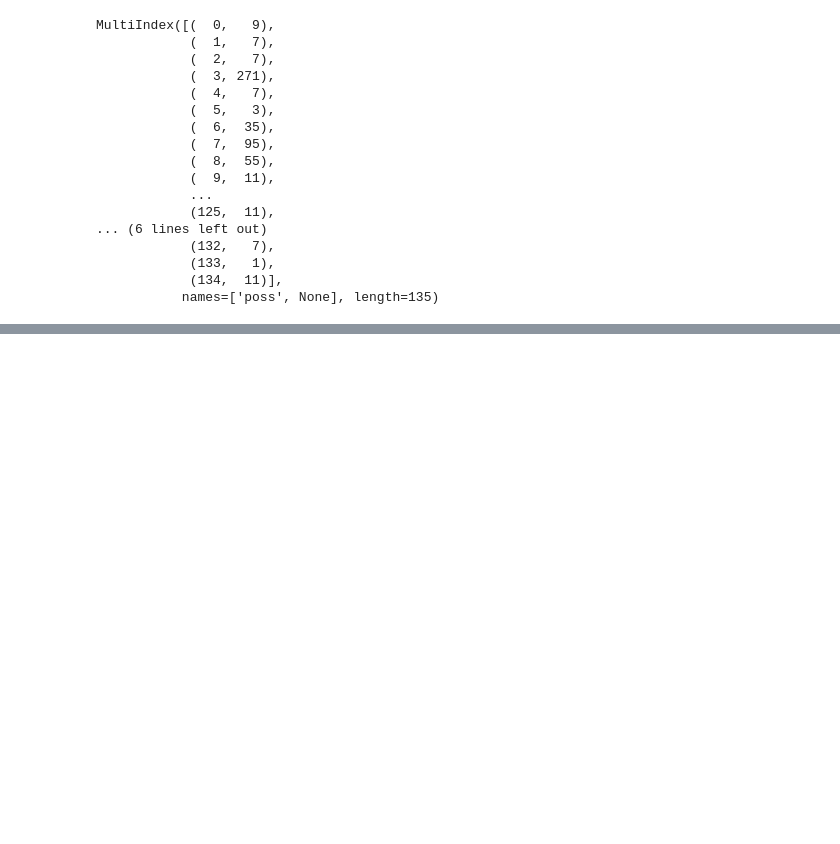
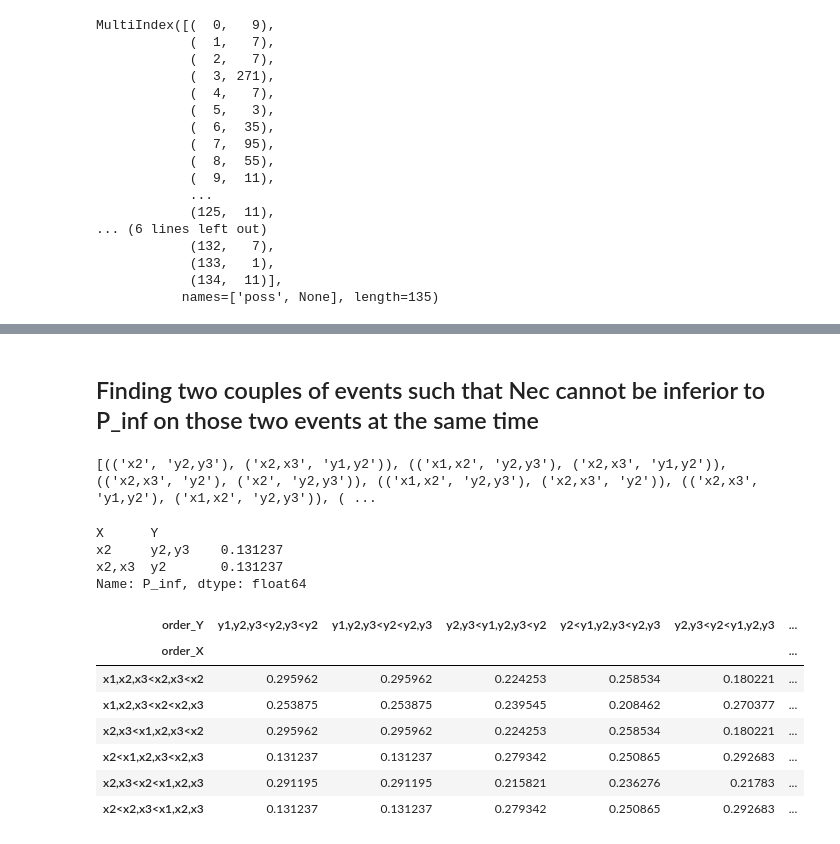
Before and after one commit to Roman-Malinowski/simulation_copula, a Jupyter notebook: dataframe_analysis.ipynb, the cells around one changed output, grey strips where cells are left out. Cells and saved outputs as stored; diff of their text form; code cells hidden in the pictures; blank space fills up the shorter version.

```diff
--- a/dataframe_analysis.ipynb
+++ b/dataframe_analysis.ipynb
@@ -338,0 +391,13 @@ MultiIndex([(  0,   9),
+# %%
+x_space = ["x1", "x2", "x3"]
+y_space = ["y1", "y2", "y3"]
+
+poss_x = {'x1':0.2, "x2":1, "x3":0.7}
+poss_y = {'y1':0.2, "y2":1, 'y3': 0.7}
+
+order_x_precise = pd.DataFrame(columns=["order"], index=x_space, data=range(1, len(x_space) + 1))
+order_y_precise = pd.DataFrame(columns=["order"], index=y_space, data=range(1, len(y_space) + 1))
+# %%
+theta = 2
+def copula(u, v):
+    return clayton_copula(u, v, theta)
@@ -338,0 +417,15 @@ MultiIndex([(  0,   9),
+# %%
+# Finding focal sets
+nec_x_vanilla = NecessityUnivariate(poss_x)
+rob_x = RobustCredalSetUnivariate(nec_x_vanilla, samples_per_interval=10)
+
+nec_y_vanilla = NecessityUnivariate(poss_y)
+rob_y = RobustCredalSetUnivariate(nec_y_vanilla, samples_per_interval=10)
+
+rob_xy = RobustCredalSetBivariate(rob_x, rob_y, order_x_precise, order_y_precise, copula)
+# %%
+if os.path.exists("/work/scratch/malinoro/simulation_copula/robust_xy_clayton_2.csv"):
+    nec_xy_inf = pd.read_csv("/work/scratch/malinoro/simulation_copula/nec_inf_clayton_2.csv", index_col=[0, 1], header=[0, 1])
+    rob_xy.approximation = pd.read_csv("/work/scratch/malinoro/simulation_copula/robust_xy_clayton_2.csv", index_col=[0, 1])
+else:
+    print("Could not find the .csv files, maybe check path or run following cells to create them")
@@ -338,0 +483,45 @@ MultiIndex([(  0,   9),
+# %% [markdown]
+## Finding two couples of events such that Nec cannot be inferior to P_inf on those two events at the same time
+# %%
+list_event = []
+
+for xy1 in nec_xy_inf.index:
+    rob_1 = rob_xy.approximation.loc[xy1, "P_inf"]
+
+    for xy2 in nec_xy_inf.index:
+        rob_2 = rob_xy.approximation.loc[xy2, "P_inf"]
+
+
+        arr_bool_1 = nec_xy_inf.loc[xy1, :] > (rob_1 + rob_xy.rob_x.epsilon)
+        arr_bool_2 = nec_xy_inf.loc[xy2, :] > (rob_2 + rob_xy.rob_y.epsilon)
+
+        if (arr_bool_1 | arr_bool_2).all():
+            list_event += [(xy1, xy2)]
+
+list_event = list(set(list_event))
+
+print(list_event)
+# %% [output]
+[(('x2', 'y2,y3'), ('x2,x3', 'y1,y2')), (('x1,x2', 'y2,y3'), ('x2,x3', 'y1,y2')), (('x2,x3', 'y2'), ('x2', 'y2,y3')), (('x1,x2', 'y2,y3'), ('x2,x3', 'y2')), (('x2,x3', 'y1,y2'), ('x1,x2', 'y2,y3')), ( ...
+# %%
+print(rob_xy.approximation.loc[[('x2', 'y2,y3'), ('x2,x3', 'y2')], "P_inf"])
+nec_1 = pd.DataFrame(index=nec_xy_inf.columns.get_level_values(level="order_X").drop_duplicates(), columns=nec_xy_inf.columns.get_level_values(level="order_Y").drop_duplicates())
+nec_2 = pd.DataFrame(index=nec_xy_inf.columns.get_level_values(level="order_X").drop_duplicates(), columns=nec_xy_inf.columns.get_level_values(level="order_Y").drop_duplicates())
+
+for x_i, y_i in nec_xy_inf.columns:
+    nec_1.loc[x_i, y_i] = nec_xy_inf.loc[('x2', 'y2,y3'), (x_i, y_i)]
+    nec_2.loc[x_i, y_i] = nec_xy_inf.loc[('x2,x3', 'y2'), (x_i, y_i)]
+nec_1
+# %% [output]
+X      Y
+x2     y2,y3    0.131237
+x2,x3  y2       0.131237
+Name: P_inf, dtype: float64
+| order_Y | y1,y2,y3<y2,y3<y2 | y1,y2,y3<y2<y2,y3 | y2,y3<y1,y2,y3<y2 | y2<y1,y2,y3<y2,y3 | y2,y3<y2<y1,y2,y3 | ... |
+| order_X |  |  |  |  |  | ... |
+| x1,x2,x3<x2,x3<x2 | 0.295962 | 0.295962 | 0.224253 | 0.258534 | 0.180221 | ... |
+| x1,x2,x3<x2<x2,x3 | 0.253875 | 0.253875 | 0.239545 | 0.208462 | 0.270377 | ... |
+| x2,x3<x1,x2,x3<x2 | 0.295962 | 0.295962 | 0.224253 | 0.258534 | 0.180221 | ... |
+| x2<x1,x2,x3<x2,x3 | 0.131237 | 0.131237 | 0.279342 | 0.250865 | 0.292683 | ... |
+| x2,x3<x2<x1,x2,x3 | 0.291195 | 0.291195 | 0.215821 | 0.236276 | 0.21783 | ... |
+| x2<x2,x3<x1,x2,x3 | 0.131237 | 0.131237 | 0.279342 | 0.250865 | 0.292683 | ... |
```
Also changed, not shown: parts of 25 cells of this notebook.
